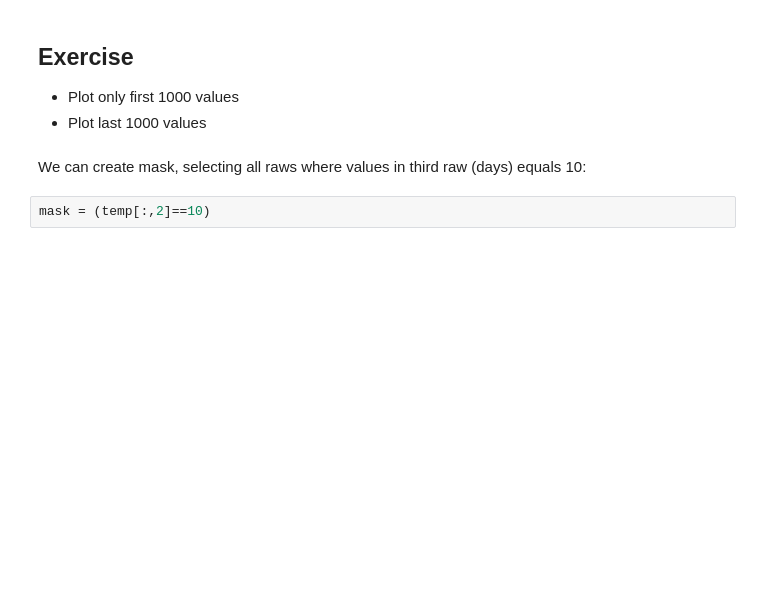
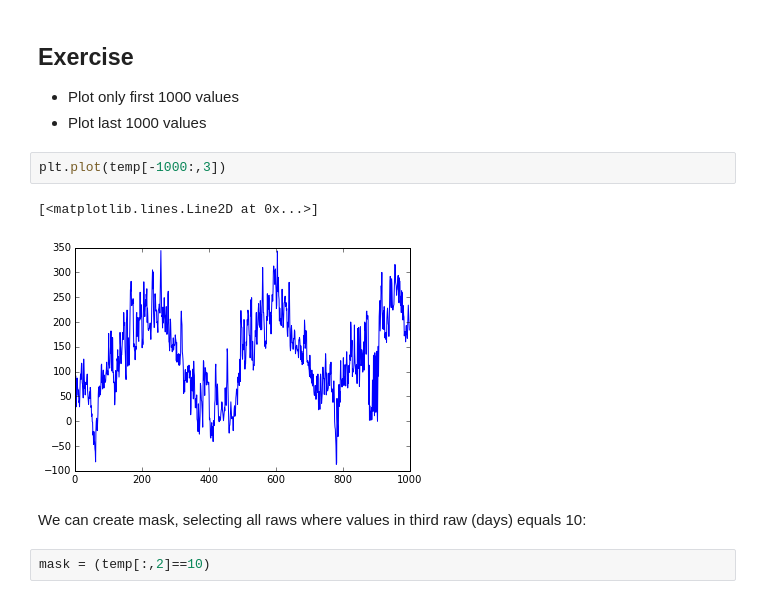
Before and after one commit to koldunovn/HCU, a Jupyter notebook: Week03/03 - NumPy arrays.ipynb, the cells around one changed output. Drawn from its saved outputs; the diff is of its cells as text; blank space fills up the shorter version.

```diff
--- a/Week03/03 - NumPy arrays.ipynb
+++ b/Week03/03 - NumPy arrays.ipynb
@@ -72,6 +109,11 @@ temp[0,:]
 
  - Plot only first 1000 values
  - Plot last 1000 values
+# %%
+plt.plot(temp[-1000:,3])
+# %% [output]
+[<matplotlib.lines.Line2D at 0x...>]
+[figure, added]
 # %% [markdown]
 We can create mask, selecting all raws where values in third raw (days) equals 10:
 # %%
```
Also changed, not shown: parts of 30 cells of this notebook, 1 other file.
